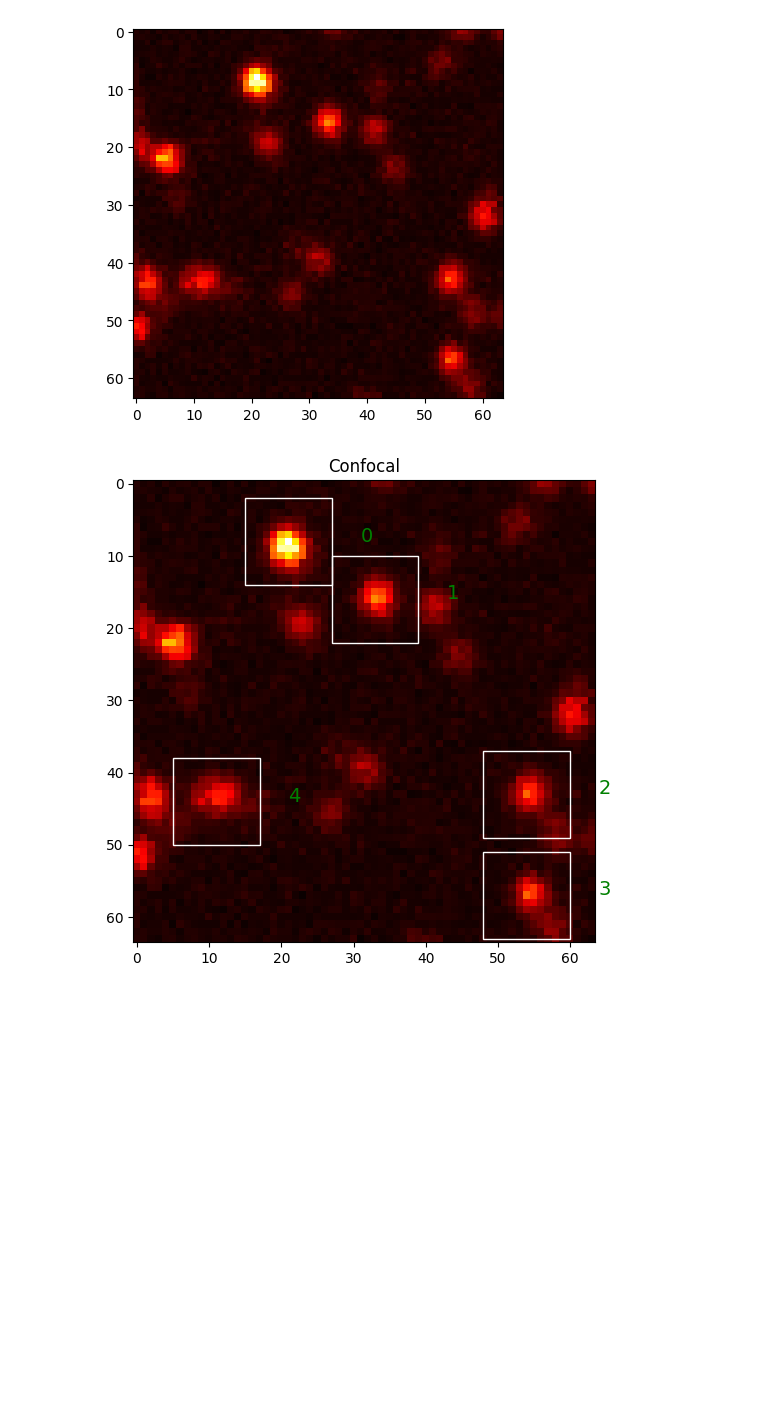
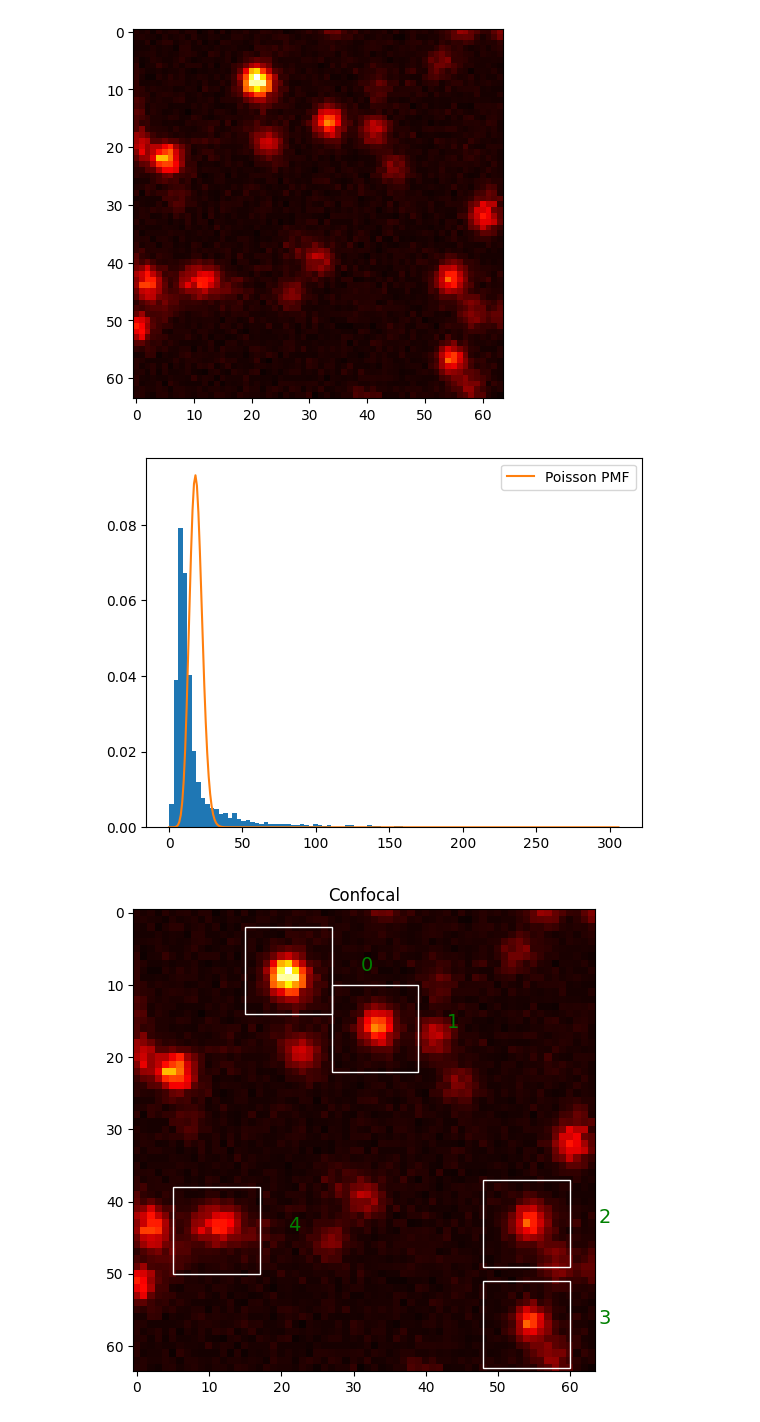
Before and after one commit to CarminatiGiovanni/tesi, a Jupyter notebook: analisi.ipynb, the cells around one changed output. Cells and saved outputs as stored; diff of their text form; code cells hidden in the pictures; blank space fills up the shorter version.

```diff
--- a/analisi.ipynb
+++ b/analisi.ipynb
@@ -294,6 +294,18 @@ plt.imshow(img_1, cmap='hot')
 plt.show()
 # %% [output]
 [figure]
+# %%
+plt.hist(CENTRAL_SPAD.flatten(), density=True, bins=100)
+
+from scipy.stats import poisson
+
+lambda_ = np.mean(CENTRAL_SPAD)
+x = np.arange(min(CENTRAL_SPAD.flatten()), max(CENTRAL_SPAD.flatten()))
+plt.plot(x, poisson.pmf(x, lambda_), '-', label='Poisson PMF')
+plt.legend()
+plt.show()
+# %% [output]
+[figure, added]
 # %%
 xc=peak_local_max(img_1,min_distance=4, threshold_abs=0.3) # cordinates peaks
 maxvalues = np.array([img_1[xc[i,0],xc[i,1]] for i in range(xc.shape[0])])
```
Also changed, not shown: 17 other files.
